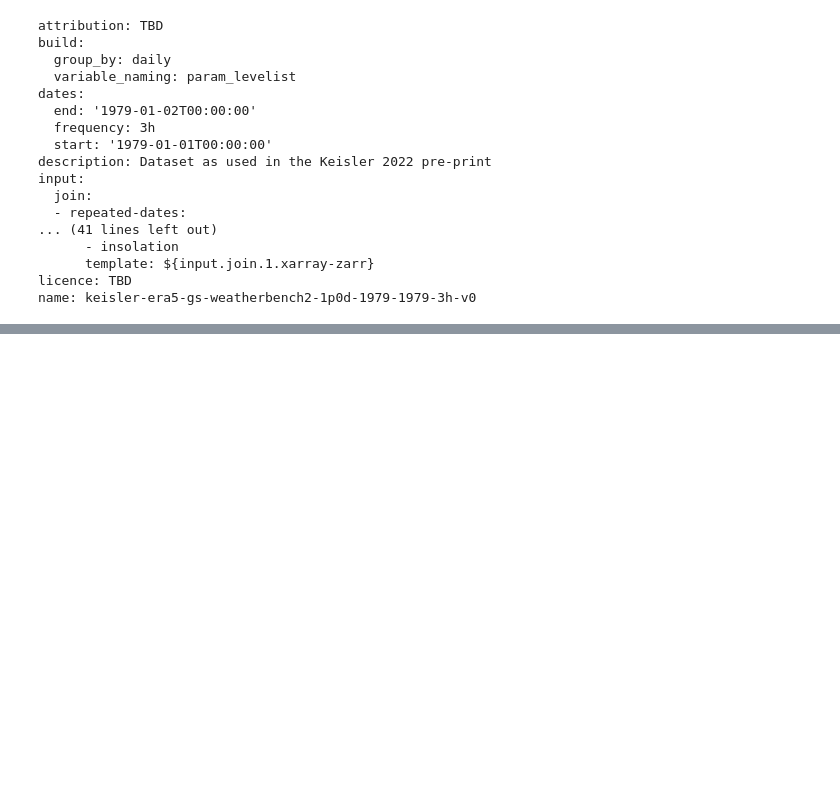
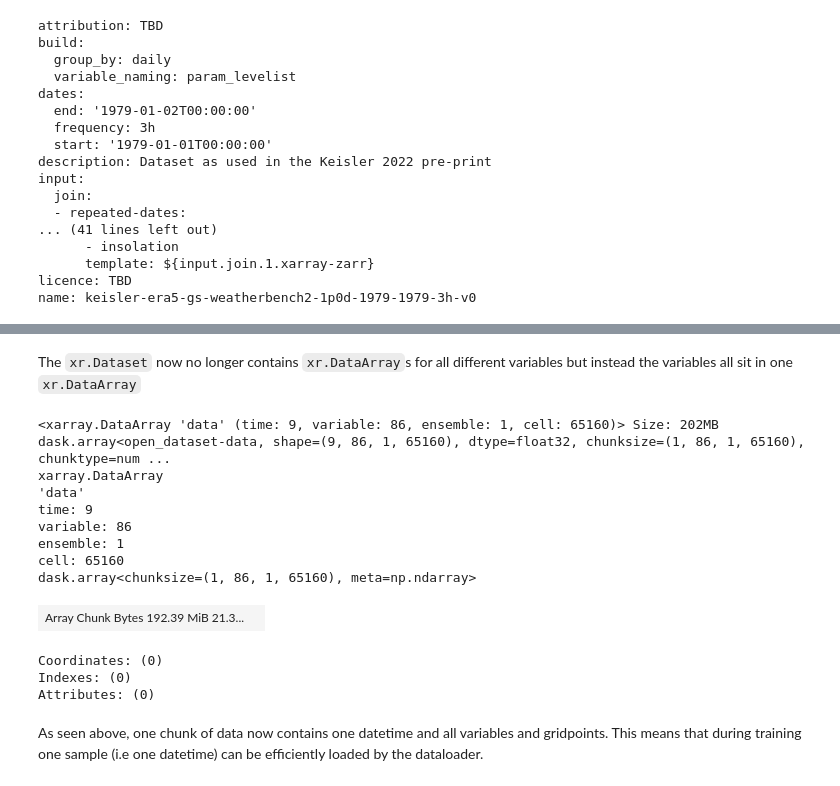
Before and after one commit to mpvginde/anemoi-demo-keisler2022, a Jupyter notebook: 1_create_dataset.ipynb, the cells around one changed output, grey strips where cells are left out. Saved outputs shown, nothing was run; the diff lists cells and outputs as text; code cells hidden in the pictures; blank space fills up the shorter version.

```diff
--- a/1_create_dataset.ipynb
+++ b/1_create_dataset.ipynb
@@ -355,0 +465,3 @@ dataset_path = os.path.join(dataset_dir,f"{name}.zarr")
+# %%
+ds2 = xr.open_zarr(dataset_path, consolidated=False)
+ds2
@@ -355,0 +486,19 @@ dataset_path = os.path.join(dataset_dir,f"{name}.zarr")
+# %% [markdown]
+The `xr.Dataset` now no longer contains `xr.DataArray`s for all different variables but instead the variables all sit in one `xr.DataArray`
+# %%
+ds2["data"]
+# %% [output]
+<xarray.DataArray 'data' (time: 9, variable: 86, ensemble: 1, cell: 65160)> Size: 202MB dask.array<open_dataset-data, shape=(9, 86, 1, 65160), dtype=float32, chunksize=(1, 86, 1, 65160), chunktype=num ...
+xarray.DataArray
+'data'
+time: 9
+variable: 86
+ensemble: 1
+cell: 65160
+dask.array<chunksize=(1, 86, 1, 65160), meta=np.ndarray>
+| Array Chunk Bytes 192.39 MiB 21.3... |  |
+Coordinates: (0)
+Indexes: (0)
+Attributes: (0)
+# %% [markdown]
+As seen above, one chunk of data now contains one datetime and all variables and gridpoints. This means that during training one sample (i.e one datetime) can be efficiently loaded by the dataloader.
```
Also changed, not shown: parts of 17 cells of this notebook.
